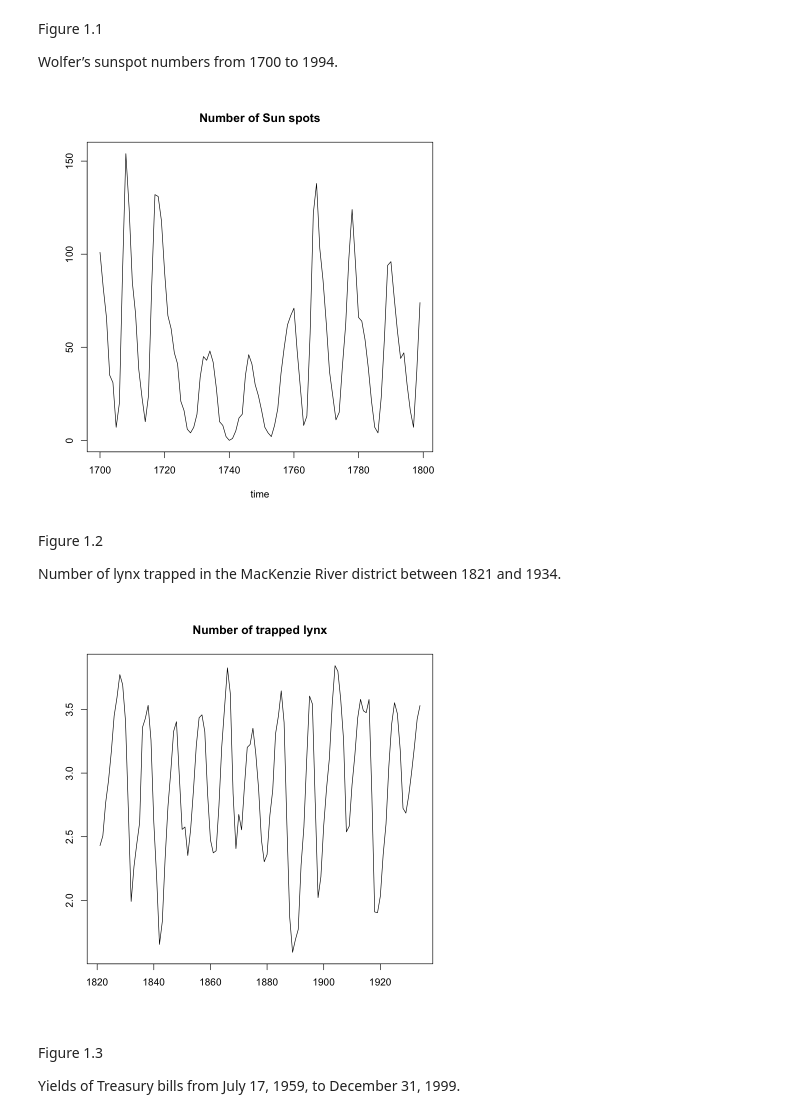
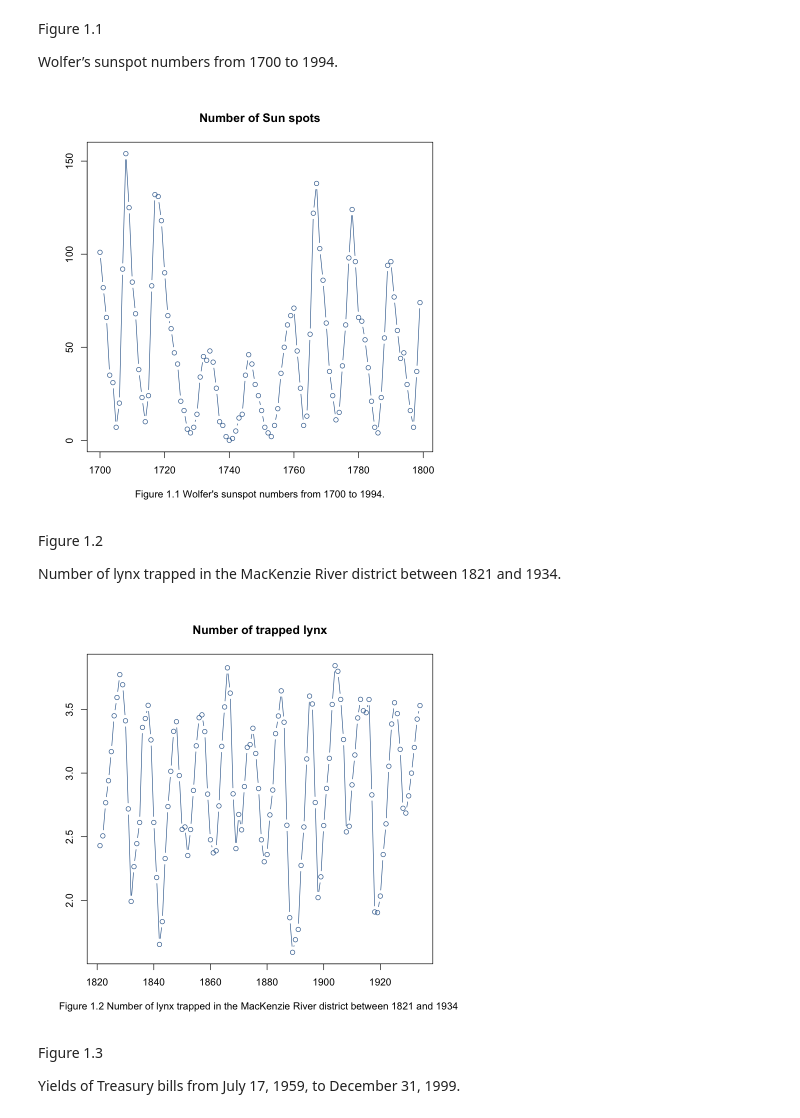
Before and after one commit to lu-lu-xue/Applied-Time-Series-Analysis, a Jupyter notebook: R/ch1/Section 1.1.ipynb, the cells around one changed output. Drawn from its saved outputs; the diff is of its cells as text; code cells hidden in the pictures.

Commit message:
adding title for each graph

```diff
--- a/R/ch1/Section 1.1.ipynb
+++ b/R/ch1/Section 1.1.ipynb
@@ -16,9 +16,10 @@ datapath = "../../data/"
 # read data by the data path
 spots = read.table(str_c(datapath,"sunspots.dat"))
 spots = ts(spots, start=1700, frequency=1)
-plot(spots, xlab="time", ylab="", main="Number of Sun spots")
+plot(spots, xlab="Figure 1.1 Wolfer's sunspot numbers from 1700 to 1994.", ylab="",
+col="#336699", type="b", main="Number of Sun spots")
 # %% [output]
-[figure, old version]
+[figure, new version]
 # %% [markdown]
 Figure 1.2
 
@@ -26,9 +27,9 @@ Number of lynx trapped in the MacKenzie River district between 1821 and 1934.
 # %%
 lynx = read.table(str_c(datapath,"lynx.dat"))
 lynx = ts(log10(lynx), start=1821, frequency=1)
-plot(lynx, xlab="", ylab="", main="Number of trapped lynx")
+plot(lynx, xlab="Figure 1.2 Number of lynx trapped in the MacKenzie River district between 1821 and 1934.", ylab="", main="Number of trapped lynx", type="b", col="#336699")
 # %% [output]
-[figure, old version]
+[figure, new version]
 # %% [markdown]
 Figure 1.3
 
```
Also changed, not shown: parts of 3 cells of this notebook.
